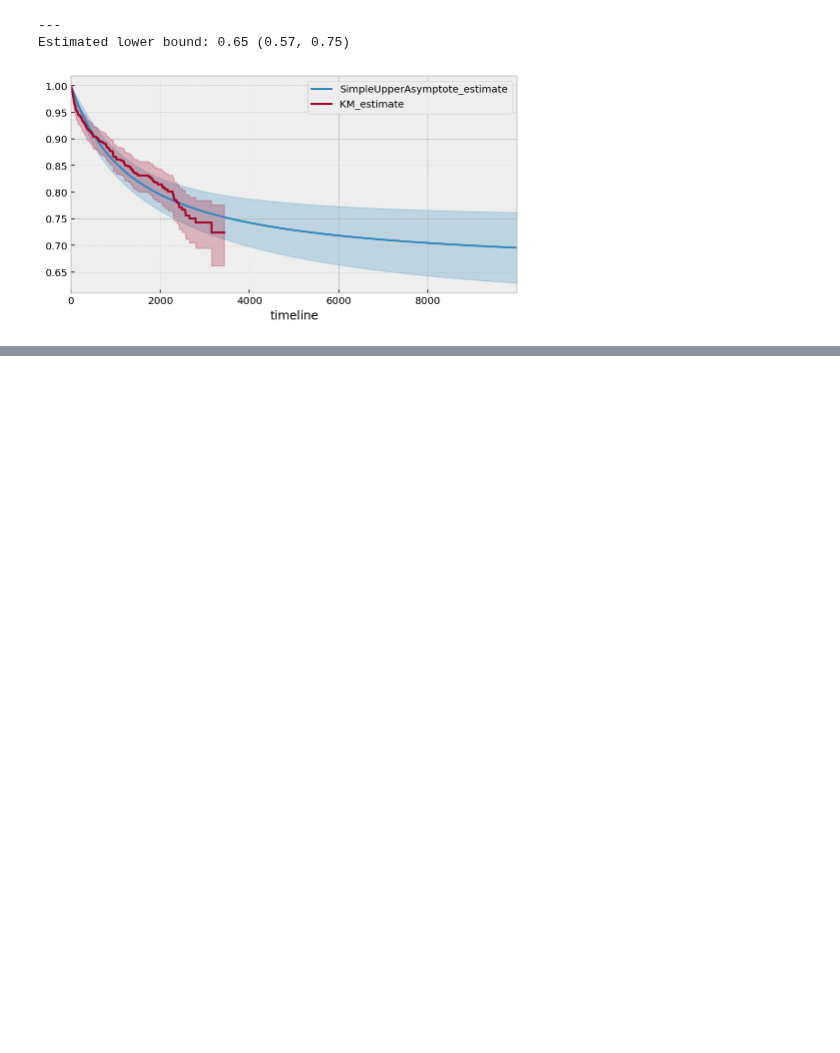
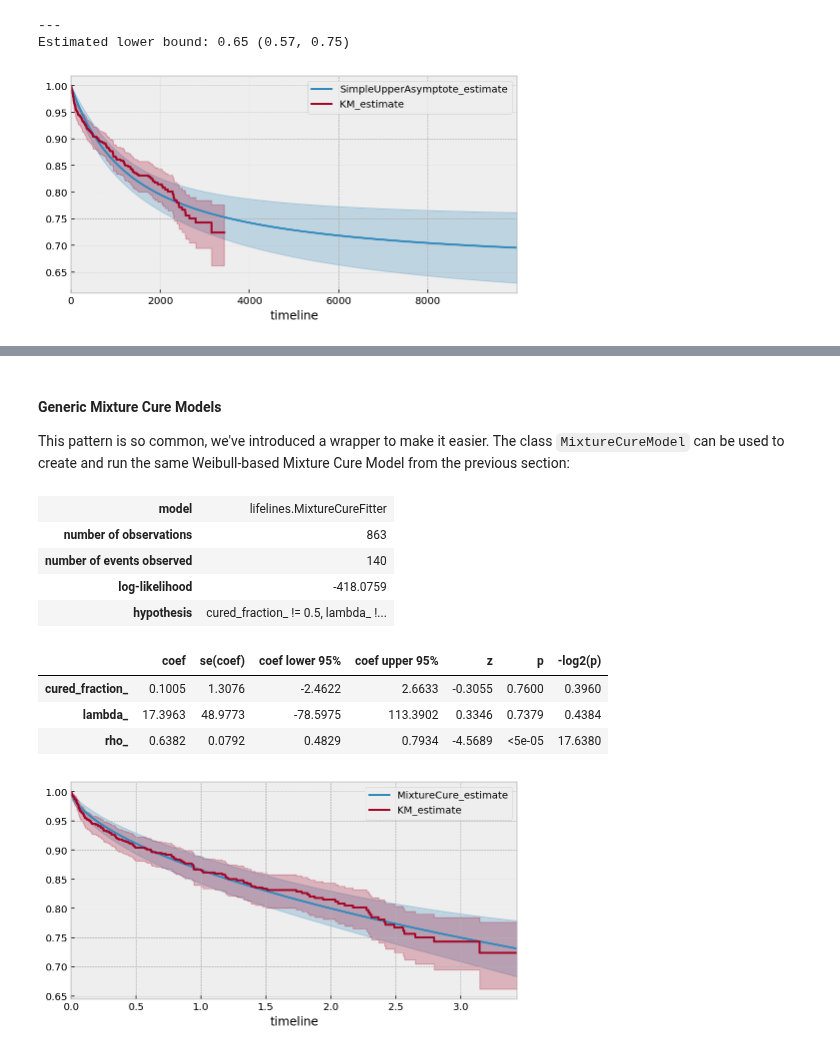
Before and after one commit to CamDavidsonPilon/lifelines, a Jupyter notebook: docs/jupyter_notebooks/Modelling time-lagged conversion rates.ipynb, the cells around one changed output, grey strips where cells are left out. Saved outputs shown, nothing was run; the diff lists cells and outputs as text; code cells hidden in the pictures; blank space fills up the shorter version.

```diff
--- a/docs/jupyter_notebooks/Modelling time-lagged conversion rates.ipynb
+++ b/docs/jupyter_notebooks/Modelling time-lagged conversion rates.ipynb
@@ -247,0 +315,26 @@ Estimated lower bound: 0.65 (0.57, 0.75)
+# %% [markdown]
+#### Generic Mixture Cure Models
+
+This pattern is so common, we've introduced a wrapper to make it easier. The class `MixtureCureModel` can be
+used to create and run the same Weibull-based Mixture Cure Model from the previous section:
+# %%
+from lifelines import MixtureCureFitter, WeibullFitter
+
+scaled_t = T / 1000  # Smaller values of T help with convergence
+mcfitter = MixtureCureFitter(base_fitter=WeibullFitter())
+mcfitter.fit(scaled_t, E)
+mcfitter.print_summary(4)
+
+ax = mcfitter.plot_survival_function(figsize=(8,4))
+ax = KaplanMeierFitter().fit(scaled_t, E).plot(ax=ax)
+# %% [output]
+| model | lifelines.MixtureCureFitter |
+| number of observations | 863 |
+| number of events observed | 140 |
+| log-likelihood | -418.0759 |
+| hypothesis | cured_fraction_ != 0.5, lambda_ !... |
+|  | coef | se(coef) | coef lower 95% | coef upper 95% | z | p | -log2(p) |
+| cured_fraction_ | 0.1005 | 1.3076 | -2.4622 | 2.6633 | -0.3055 | 0.7600 | 0.3960 |
+| lambda_ | 17.3963 | 48.9773 | -78.5975 | 113.3902 | 0.3346 | 0.7379 | 0.4384 |
+| rho_ | 0.6382 | 0.0792 | 0.4829 | 0.7934 | -4.5689 | <5e-05 | 17.6380 |
+[figure, added]
```
Also changed, not shown: parts of 13 cells of this notebook.
